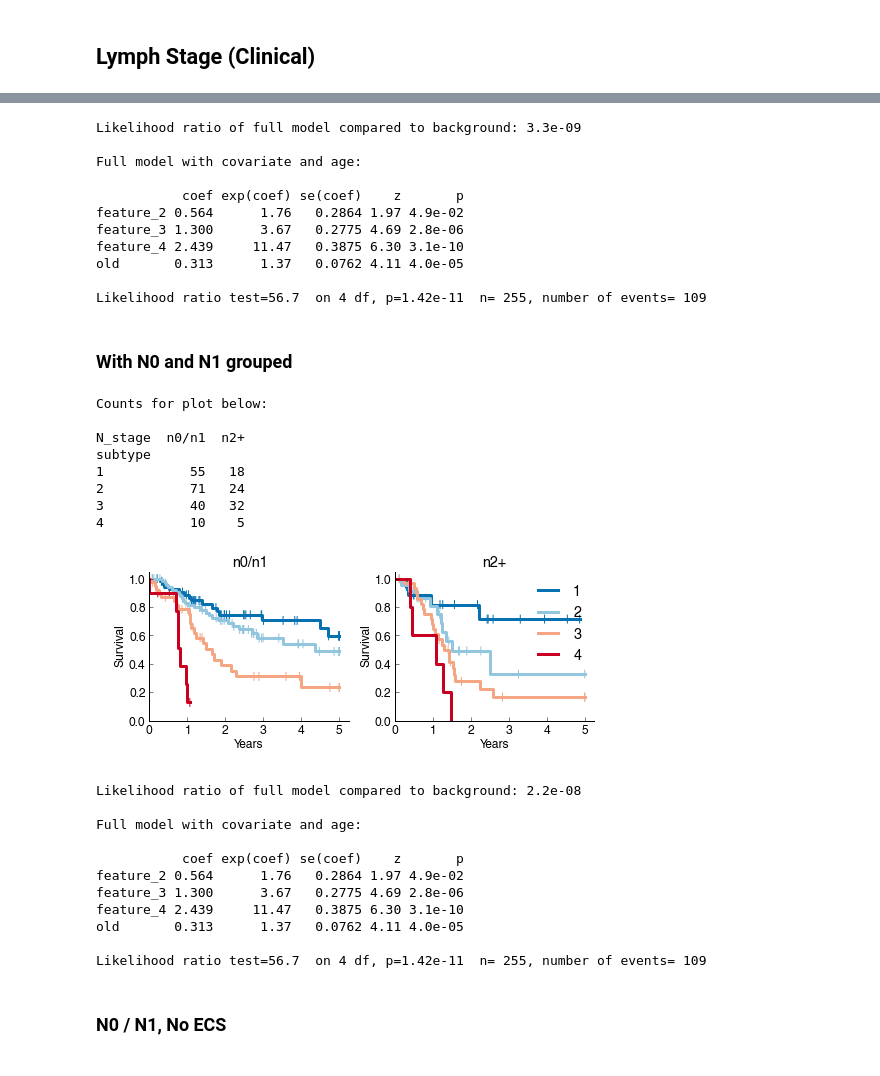
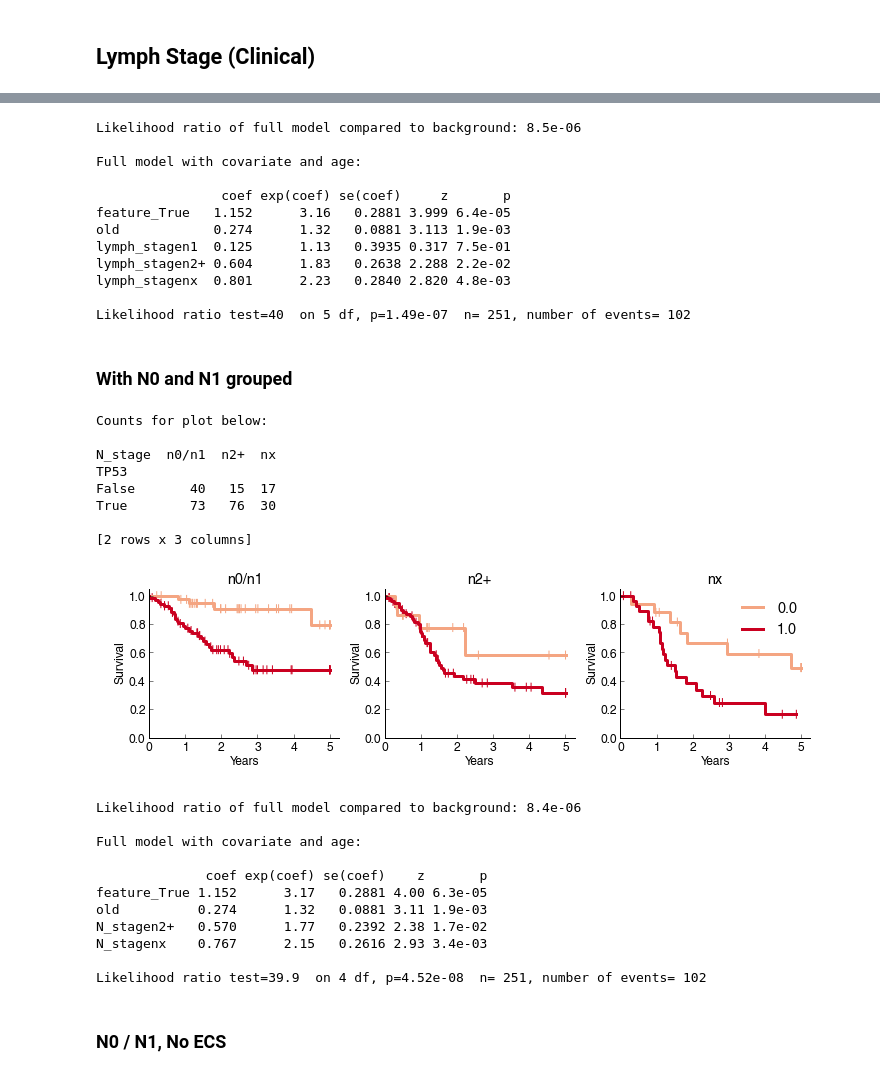
Before and after one commit to theandygross/TCGA, a Jupyter notebook: Analysis_Notebooks/HNSCC_subtypes_clinical_covariates.ipynb, the cells around one changed output, grey strips where cells are left out. Drawn from its saved outputs; the diff is of its cells as text; code cells hidden in the pictures.

```diff
--- a/Analysis_Notebooks/HNSCC_subtypes_clinical_covariates.ipynb
+++ b/Analysis_Notebooks/HNSCC_subtypes_clinical_covariates.ipynb
@@ -42,7 +43,12 @@ age = clinical.timeline.age.astype(float)
 old = pd.Series(1.*(age>=75), name='old')
 # %%
-keepers_o = true_index(hpv_inferred == 0).intersection(surv.unstack().index)
-keepers_o = keepers_o.intersection(mut.df.columns).intersection(cn.df.columns)
+keepers_o = true_index(hpv_inferred == 0)
+keepers_o = keepers_o.intersection(mut.features.columns)
+keepers_o = keepers_o.intersection(cn.features.columns)
+keepers_o = keepers_o.intersection(surv.unstack().index)
+keepers_o = keepers_o.intersection(rna.features.columns)
+keepers_o = keepers_o.intersection(mirna.features.columns)
+keepers_o = keepers_o.intersection(true_index(age < 85))
 # %% [markdown]
 ## Recreate Subtypes
 # %%
@@ -124,15 +96,15 @@ def st_plot(f):
     fig, axs = subplots(1,n_unique, figsize=(n_unique*3+1,3))
     for i,g in enumerate(sorted(f.unique())):
         ax = axs[i]
-        draw_survival_curve(st.ix[true_index(f==g)], surv, ax=ax,
-                            colors={1:c2[3], 2: c2[2], 3: c2[1], 4: c2[0]})
+        draw_survival_curve(two_hit.ix[true_index(f==g)], surv, ax=ax,
+                            colors={0:c2[1], 1: c2[0]})
         ax.get_legend().set_visible(False)
         ax.set_title(g)
         prettify_ax(ax)
     axs[-1].legend(loc='upper right', frameon=False)
     fig.tight_layout()
     print 'Counts for plot below:\n'
-    print pd.crosstab(f, st).T
+    print pd.crosstab(f, two_hit).T
     print '\n'
 # %%
 def surv_models(f):
@@ -371,0 +300,3 @@ subtype
+# %%
+lymph_stage = clinical_processed.lymph_stage.replace('n2', 'n2+').replace('n3', 'n2+').dropna()
+lymph_stage = lymph_stage.ix[keepers_o].fillna('nx')
@@ -372,51 +315,52 @@ subtype
 # %%
-surv_models(clinical_n)
+surv_models(lymph_stage)
 # %% [output]
-Likelihood ratio of full model compared to background: 3.3e-09
+Likelihood ratio of full model compared to background: 8.5e-06
 
 Full model with covariate and age:
 
-           coef exp(coef) se(coef)    z       p
-feature_2 0.564      1.76   0.2864 1.97 4.9e-02
-feature_3 1.300      3.67   0.2775 4.69 2.8e-06
-feature_4 2.439     11.47   0.3875 6.30 3.1e-10
-old       0.313      1.37   0.0762 4.11 4.0e-05
+                coef exp(coef) se(coef)     z       p
+feature_True   1.152      3.16   0.2881 3.999 6.4e-05
+old            0.274      1.32   0.0881 3.113 1.9e-03
+lymph_stagen1  0.125      1.13   0.3935 0.317 7.5e-01
+lymph_stagen2+ 0.604      1.83   0.2638 2.288 2.2e-02
+lymph_stagenx  0.801      2.23   0.2840 2.820 4.8e-03
 
-Likelihood ratio test=56.7  on 4 df, p=1.42e-11  n= 255, number of events= 109
+Likelihood ratio test=40  on 5 df, p=1.49e-07  n= 251, number of events= 102
 # %% [markdown]
 ### With N0 and N1 grouped
 # %%
-f = clinical_n.replace('N0','n0/n1')
-f = f.replace('N1','n0/n1')
+f = lymph_stage.replace('n0','n0/n1')
+f = f.replace('n1','n0/n1')
 f = f.replace('Missing', nan).dropna()
 f.name = 'N_stage'
-clinical_n0n1 = f
+lymph_n0n1 = f
 # %%
-st_plot(clinical_n0n1)
+st_plot(lymph_n0n1)
 # %% [output]
 Counts for plot below:
 
-N_stage  n0/n1  n2+
-subtype
-1           55   18
-2           71   24
-3           40   32
-4           10    5
+N_stage  n0/n1  n2+  nx
+TP53
+False       40   15  17
+True        73   76  30
+
+[2 rows x 3 columns]
-[figure, old version]
+[figure, new version]
 # %%
-surv_models(clinical_n0n1)
+surv_models(lymph_n0n1)
 # %% [output]
-Likelihood ratio of full model compared to background: 2.2e-08
+Likelihood ratio of full model compared to background: 8.4e-06
 
 Full model with covariate and age:
 
-           coef exp(coef) se(coef)    z       p
-feature_2 0.564      1.76   0.2864 1.97 4.9e-02
-feature_3 1.300      3.67   0.2775 4.69 2.8e-06
-feature_4 2.439     11.47   0.3875 6.30 3.1e-10
-old       0.313      1.37   0.0762 4.11 4.0e-05
+              coef exp(coef) se(coef)    z       p
+feature_True 1.152      3.17   0.2881 4.00 6.3e-05
+old          0.274      1.32   0.0881 3.11 1.9e-03
+N_stagen2+   0.570      1.77   0.2392 2.38 1.7e-02
+N_stagenx    0.767      2.15   0.2616 2.93 3.4e-03
 
-Likelihood ratio test=56.7  on 4 df, p=1.42e-11  n= 255, number of events= 109
+Likelihood ratio test=39.9  on 4 df, p=4.52e-08  n= 251, number of events= 102
 # %% [markdown]
 ### N0 / N1, No ECS
 # %%
```
Also changed, not shown: parts of 91 cells of this notebook.
